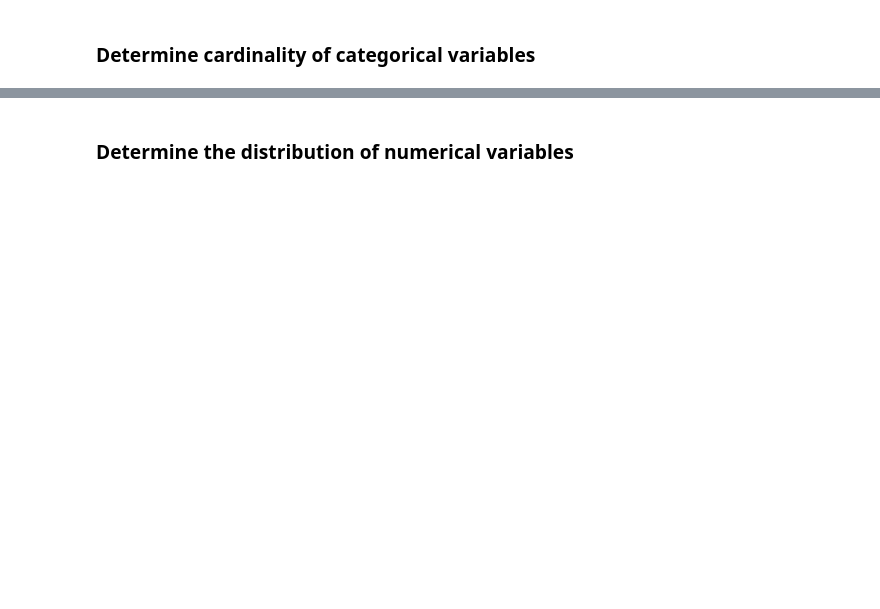
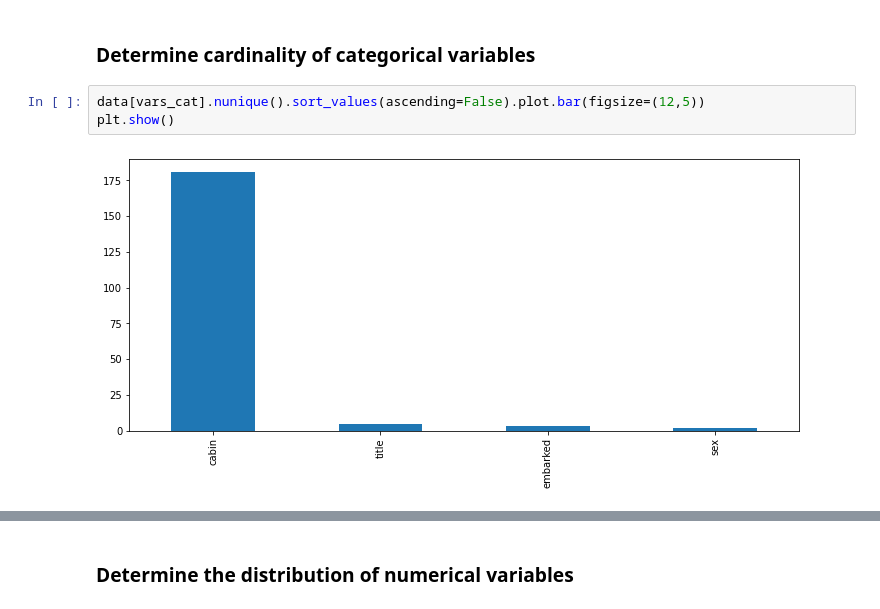
Before and after one commit to trainindata/deploying-machine-learning-models, a Jupyter notebook: section-04-research-and-development/titanic-assignment/01-predicting-survival-titanic-assignement.ipynb, the cells around one changed output, grey strips where cells are left out. Cells and saved outputs as stored; diff of their text form; blank space fills up the shorter version.

```diff
--- a/section-04-research-and-development/titanic-assignment/01-predicting-survival-titanic-assignement.ipynb
+++ b/section-04-research-and-development/titanic-assignment/01-predicting-survival-titanic-assignement.ipynb
@@ -129,2 +158,7 @@ print('Number of categorical variables: {}'.format(len(vars_cat)))
 # %% [markdown]
 ### Determine cardinality of categorical variables
+# %%
+data[vars_cat].nunique().sort_values(ascending=False).plot.bar(figsize=(12,5))
+plt.show()
+# %% [output]
+[figure, added]
```
Also changed, not shown: parts of 24 cells of this notebook, 1 other file.
